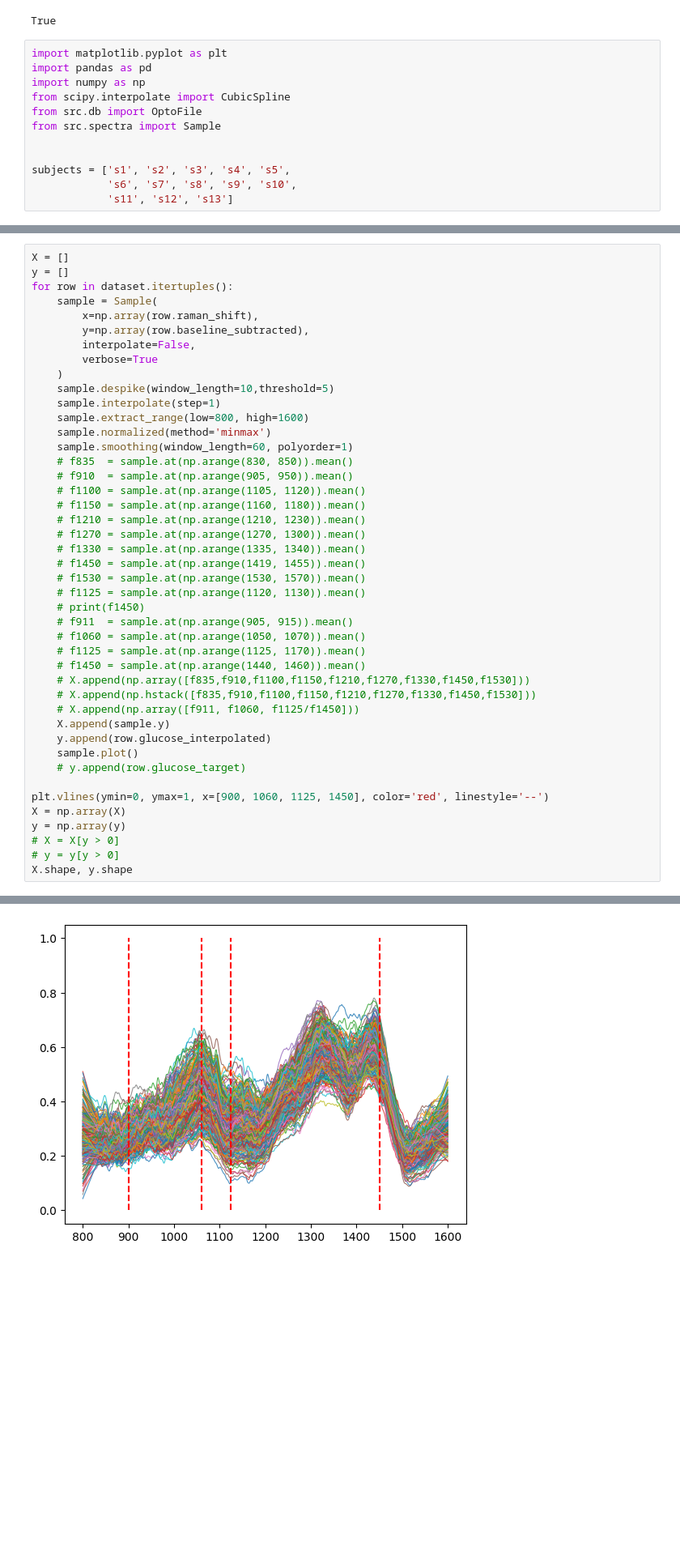
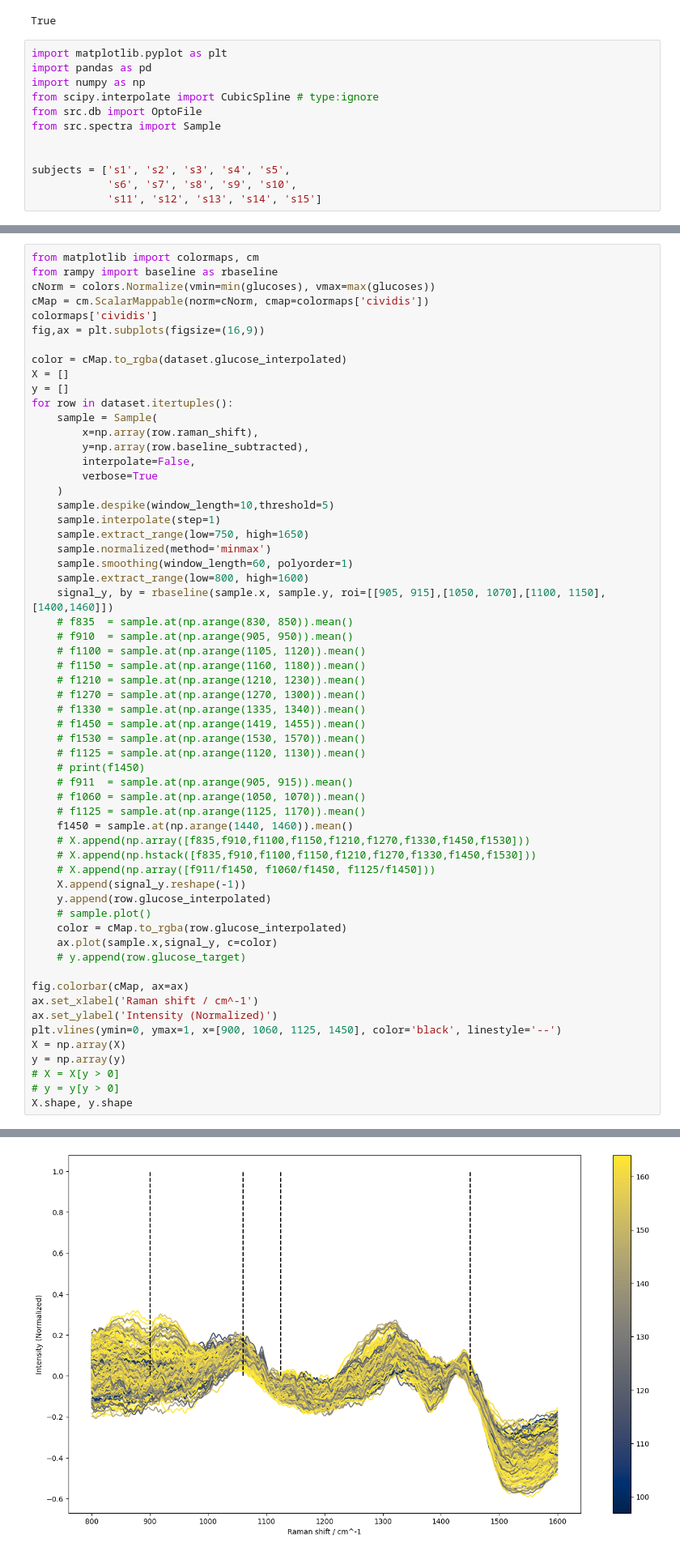
Before and after one commit to akraradets/BloodGlucose-App, a Jupyter notebook: fast_api/notebook/1-analysis.ipynb, the cells around one changed output, grey strips where cells are left out. Shown at 81% size. Cells and saved outputs as stored; diff of their text form; blank space fills up the shorter version.

```diff
--- a/fast_api/notebook/1-analysis.ipynb
+++ b/fast_api/notebook/1-analysis.ipynb
@@ -9,11 +9,11 @@ True
 import matplotlib.pyplot as plt
 import pandas as pd
 import numpy as np
-from scipy.interpolate import CubicSpline
+from scipy.interpolate import CubicSpline # type:ignore
 from src.db import OptoFile
 from src.spectra import Sample
 
 
 subjects = ['s1', 's2', 's3', 's4', 's5',
             's6', 's7', 's8', 's9', 's10',
-            's11', 's12', 's13']
+            's11', 's12', 's13', 's14', 's15']
@@ -93,4 +189,12 @@ dataset
 # %%
+from matplotlib import colormaps, cm
+from rampy import baseline as rbaseline
+cNorm = colors.Normalize(vmin=min(glucoses), vmax=max(glucoses))
+cMap = cm.ScalarMappable(norm=cNorm, cmap=colormaps['cividis'])
+colormaps['cividis']
+fig,ax = plt.subplots(figsize=(16,9))
+
+color = cMap.to_rgba(dataset.glucose_interpolated)
 X = []
 y = []
 for row in dataset.itertuples():
@@ -102,9 +206,11 @@ for row in dataset.itertuples():
     )
     sample.despike(window_length=10,threshold=5)
     sample.interpolate(step=1)
-    sample.extract_range(low=800, high=1600)
+    sample.extract_range(low=750, high=1650)
     sample.normalized(method='minmax')
     sample.smoothing(window_length=60, polyorder=1)
+    sample.extract_range(low=800, high=1600)
+    signal_y, by = rbaseline(sample.x, sample.y, roi=[[905, 915],[1050, 1070],[1100, 1150],[1400,1460]])
     # f835  = sample.at(np.arange(830, 850)).mean()
     # f910  = sample.at(np.arange(905, 950)).mean()
     # f1100 = sample.at(np.arange(1105, 1120)).mean()
@@ -119,16 +225,21 @@ for row in dataset.itertuples():
     # f911  = sample.at(np.arange(905, 915)).mean()
     # f1060 = sample.at(np.arange(1050, 1070)).mean()
     # f1125 = sample.at(np.arange(1125, 1170)).mean()
-    # f1450 = sample.at(np.arange(1440, 1460)).mean()
+    f1450 = sample.at(np.arange(1440, 1460)).mean()
     # X.append(np.array([f835,f910,f1100,f1150,f1210,f1270,f1330,f1450,f1530]))
     # X.append(np.hstack([f835,f910,f1100,f1150,f1210,f1270,f1330,f1450,f1530]))
-    # X.append(np.array([f911, f1060, f1125/f1450]))
-    X.append(sample.y)
+    # X.append(np.array([f911/f1450, f1060/f1450, f1125/f1450]))
+    X.append(signal_y.reshape(-1))
     y.append(row.glucose_interpolated)
-    sample.plot()
+    # sample.plot()
+    color = cMap.to_rgba(row.glucose_interpolated)
+    ax.plot(sample.x,signal_y, c=color)
     # y.append(row.glucose_target)
 
-plt.vlines(ymin=0, ymax=1, x=[900, 1060, 1125, 1450], color='red', linestyle='--')
+fig.colorbar(cMap, ax=ax)
+ax.set_xlabel('Raman shift / cm^-1')
+ax.set_ylabel('Intensity (Normalized)')
+plt.vlines(ymin=0, ymax=1, x=[900, 1060, 1125, 1450], color='black', linestyle='--')
 X = np.array(X)
 y = np.array(y)
 # X = X[y > 0]
@@ -139,3 +250,3 @@ X.shape, y.shape
-[figure, old version]
+[figure, new version]
 # %%
 import seaborn as sns
```
Also changed, not shown: parts of 17 cells of this notebook, 3 other files.
